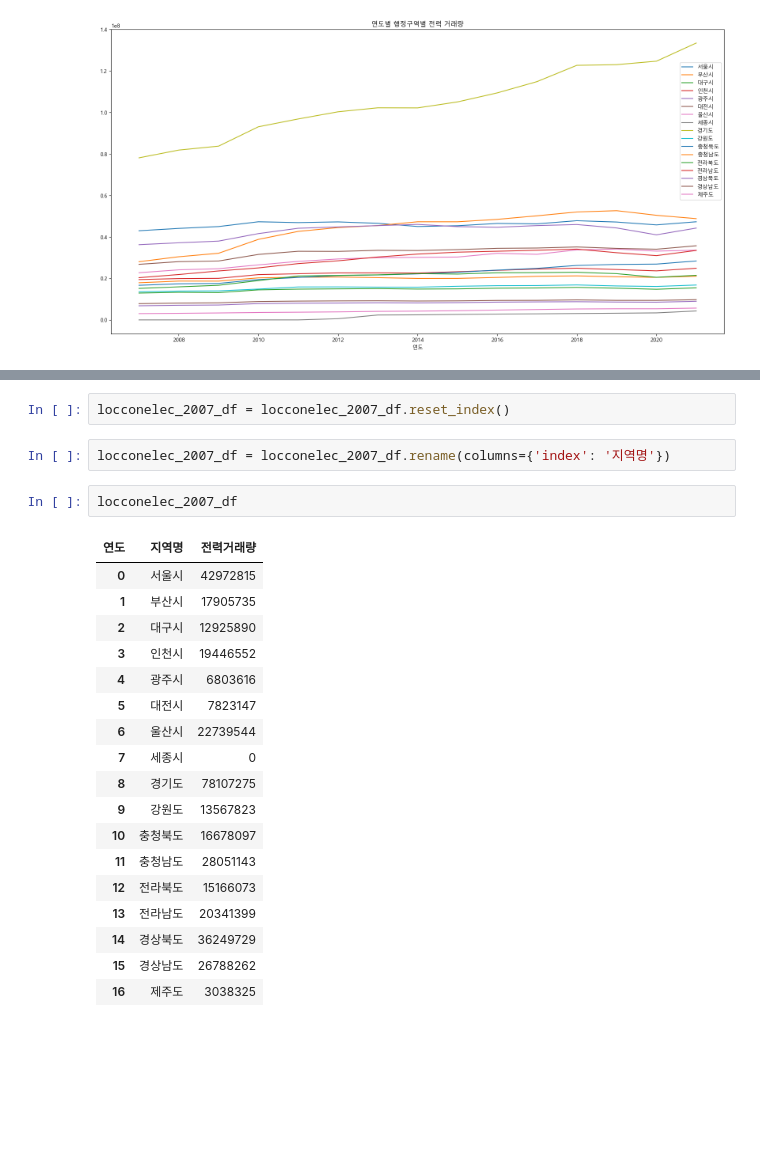
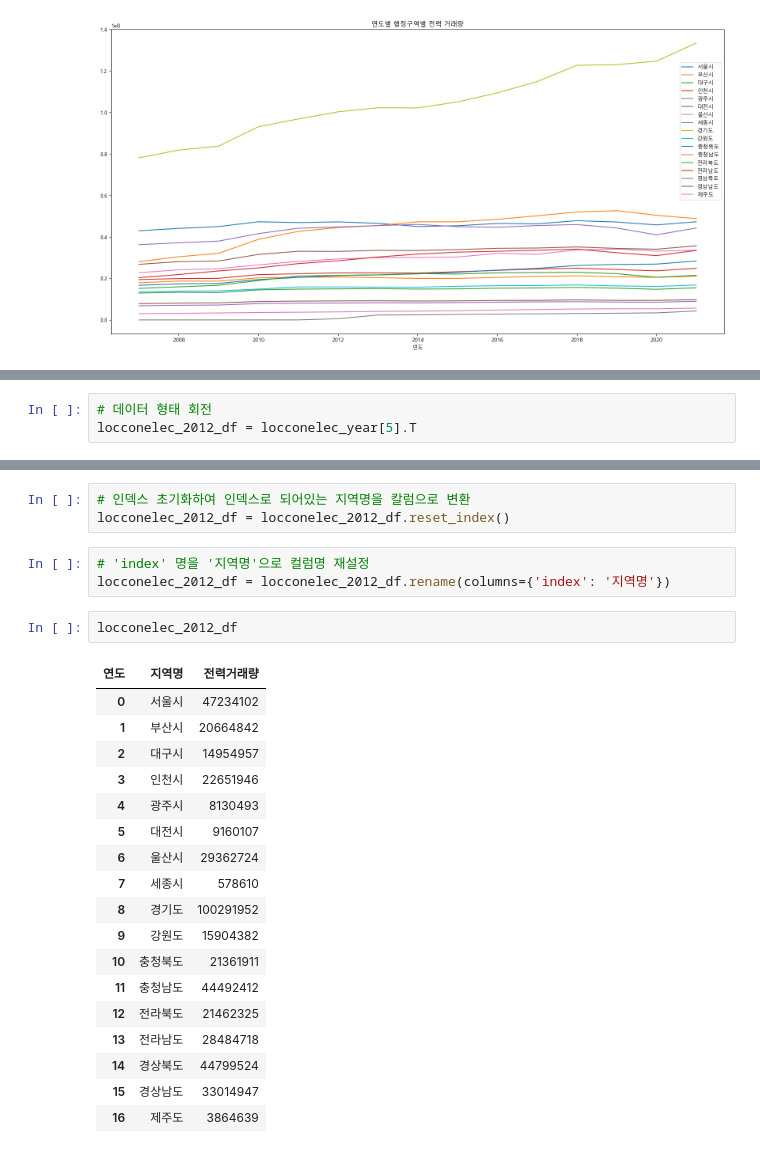
Before and after one commit to yunsunghwan1/KEPCO_sprint_3, a Jupyter notebook: chang_yong8/electroniccon.ipynb, the cells around one changed output, grey strips where cells are left out. Saved outputs shown, nothing was run; the diff lists cells and outputs as text; blank space fills up the shorter version.

```diff
--- a/chang_yong8/electroniccon.ipynb
+++ b/chang_yong8/electroniccon.ipynb
@@ -316,0 +236,3 @@ Index([2007], dtype='int64', name='연도')
+# %%
+# 데이터 형태 회전
+locconelec_2012_df = locconelec_year[5].T
@@ -343,29 +292,31 @@ locconelec_2007_df.index
 Index(['서울시', '부산시', '대구시', '인천시', '광주시', '대전시', '울산시', '세종시', '경기도', '강원도',
        '충청북도', '충청남도', '전라북도', '전라남도', '경상북도', '경상남도', '제주도'],
       dtype='object')
-# %%
-locconelec_2007_df = locconelec_2007_df.reset_index()
-# %%
-locconelec_2007_df = locconelec_2007_df.rename(columns={'index': '지역명'})
-# %%
-locconelec_2007_df
-# %% [output]
-| 연도 | 지역명 | 전력거래량 |
-| 0 | 서울시 | 42972815 |
-| 1 | 부산시 | 17905735 |
-| 2 | 대구시 | 12925890 |
-| 3 | 인천시 | 19446552 |
-| 4 | 광주시 | 6803616 |
-| 5 | 대전시 | 7823147 |
-| 6 | 울산시 | 22739544 |
-| 7 | 세종시 | 0 |
-| 8 | 경기도 | 78107275 |
-| 9 | 강원도 | 13567823 |
-| 10 | 충청북도 | 16678097 |
-| 11 | 충청남도 | 28051143 |
-| 12 | 전라북도 | 15166073 |
-| 13 | 전라남도 | 20341399 |
-| 14 | 경상북도 | 36249729 |
-| 15 | 경상남도 | 26788262 |
-| 16 | 제주도 | 3038325 |
+# %%
+# 인덱스 초기화하여 인덱스로 되어있는 지역명을 칼럼으로 변환
+locconelec_2012_df = locconelec_2012_df.reset_index()
+# %%
+# 'index' 명을 '지역명'으로 컬럼명 재설정
+locconelec_2012_df = locconelec_2012_df.rename(columns={'index': '지역명'})
+# %%
+locconelec_2012_df
+# %% [output]
+| 연도 | 지역명 | 전력거래량 |
+| 0 | 서울시 | 47234102 |
+| 1 | 부산시 | 20664842 |
+| 2 | 대구시 | 14954957 |
+| 3 | 인천시 | 22651946 |
+| 4 | 광주시 | 8130493 |
+| 5 | 대전시 | 9160107 |
+| 6 | 울산시 | 29362724 |
+| 7 | 세종시 | 578610 |
+| 8 | 경기도 | 100291952 |
+| 9 | 강원도 | 15904382 |
+| 10 | 충청북도 | 21361911 |
+| 11 | 충청남도 | 44492412 |
+| 12 | 전라북도 | 21462325 |
+| 13 | 전라남도 | 28484718 |
+| 14 | 경상북도 | 44799524 |
+| 15 | 경상남도 | 33014947 |
+| 16 | 제주도 | 3864639 |
 # %%
```
Also changed, not shown: parts of 23 cells of this notebook, 2 other files.
